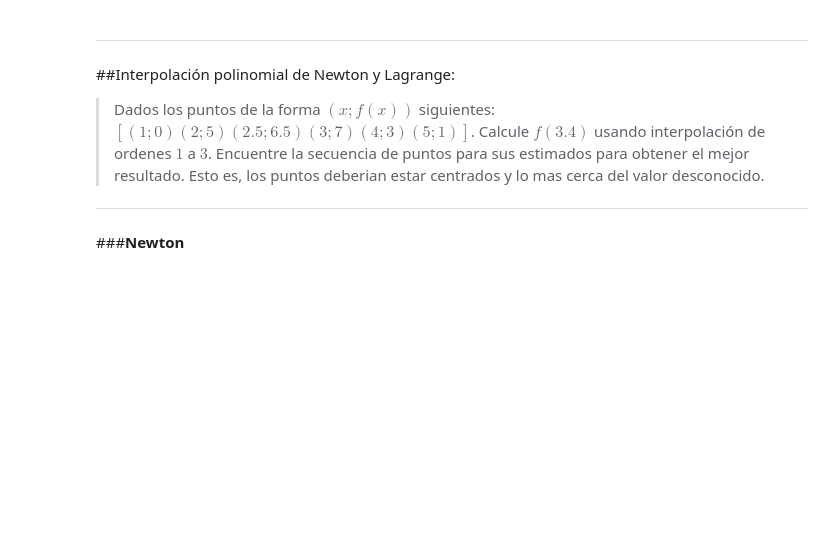
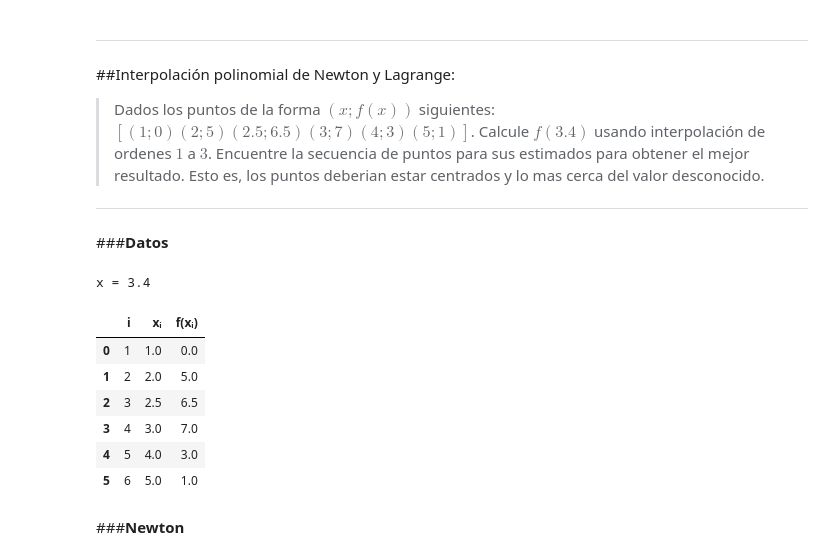
Before and after one commit to LucasRobles2323/Tarea1-MetodosNumericos, a Jupyter notebook: Tarea2.ipynb, the cells around one changed output. Saved outputs shown, nothing was run; the diff lists cells and outputs as text; code cells hidden in the pictures; blank space fills up the shorter version.

```diff
--- a/Tarea2.ipynb
+++ b/Tarea2.ipynb
@@ -339,6 +339,27 @@ El modelo de la Regresión Lineal Múltiple posee los datos de la línea de regr
 > Dados los puntos de la forma $(x;f(x))$ siguientes: $[(1;0) (2;5) (2.5;6.5) (3;7) (4;3) (5;1)]$. Calcule $f(3.4)$ usando interpolación de ordenes $1$ a $3$. Encuentre la secuencia de puntos para sus estimados para obtener el mejor resultado. Esto es, los puntos deberian estar centrados y lo mas cerca del valor desconocido.
 
 ---
+# %% [markdown]
+###**Datos**
+# %%
+# Datos -----------------------------------------------------------
+valores_x = [1.0,2.0,2.5,3.0,4.0,5.0]; valores_y = [0.0,5.0,6.5,7.0,3.0,1.0]; x = 3.4
+#------------------------------------------------------------------
+
+print(f"x = {x}")
+
+display(pd.DataFrame({f"i": [1,2,3,4,5,6],
+                      f"x{get_sub('i')}": valores_x,
+                      f"f(x{get_sub('i')})": valores_y }))
+# %% [output]
+x = 3.4
+|  | i | xᵢ | f(xᵢ) |
+| 0 | 1 | 1.0 | 0.0 |
+| 1 | 2 | 2.0 | 5.0 |
+| 2 | 3 | 2.5 | 6.5 |
+| 3 | 4 | 3.0 | 7.0 |
+| 4 | 5 | 4.0 | 3.0 |
+| 5 | 6 | 5.0 | 1.0 |
 # %% [markdown]
 ###**Newton**
 # %%
```
Also changed, not shown: parts of 3 cells of this notebook.
